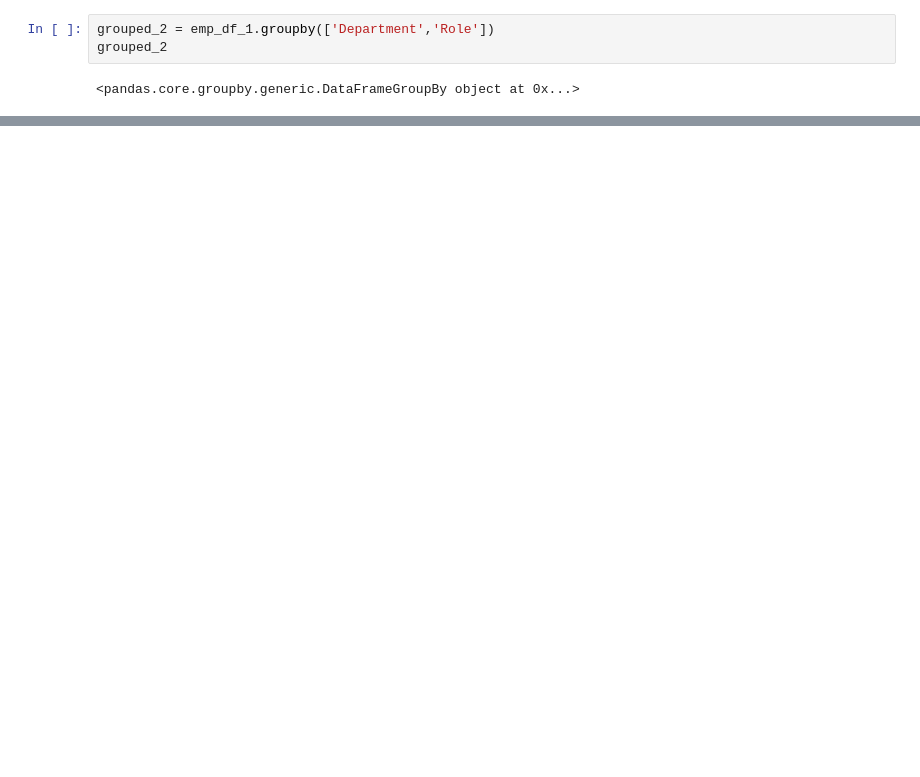
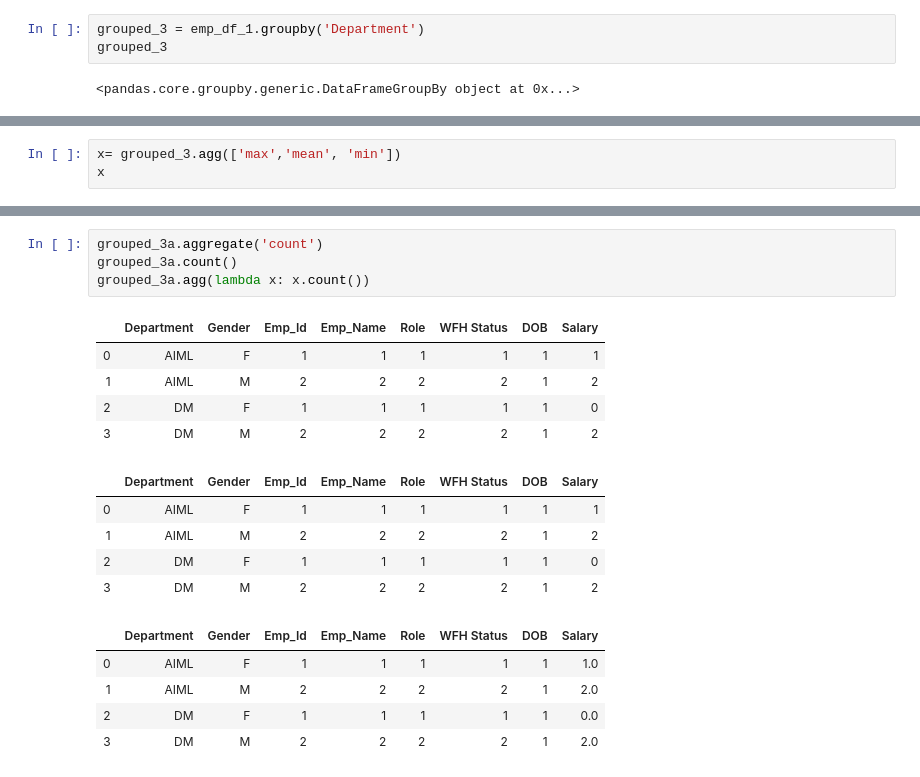
Before and after one commit to AbhishekKumar-0311/Machine-Learning-with-Python, a Jupyter notebook: Pandas/Learning_Pandas_Part_4.ipynb, the cells around one changed output, grey strips where cells are left out. Cells and saved outputs as stored; diff of their text form; blank space fills up the shorter version.

```diff
--- a/Pandas/Learning_Pandas_Part_4.ipynb
+++ b/Pandas/Learning_Pandas_Part_4.ipynb
@@ -192,5 +213,5 @@ grouped_1.filter(lambda x: sum(x['Salary']) >= 950000)
 # %%
-grouped_2 = emp_df_1.groupby(['Department','Role'])
-grouped_2
+grouped_3 = emp_df_1.groupby('Department')
+grouped_3
 # %% [output]
 <pandas.core.groupby.generic.DataFrameGroupBy object at 0x...>
@@ -196,0 +236,3 @@ grouped_2
+# %%
+x= grouped_3.agg(['max','mean', 'min'])
+x
@@ -196,0 +346,20 @@ grouped_2
+# %%
+grouped_3a.aggregate('count')
+grouped_3a.count()
+grouped_3a.agg(lambda x: x.count())
+# %% [output]
+|  | Department | Gender | Emp_Id | Emp_Name | Role | WFH Status | DOB | Salary |
+| 0 | AIML | F | 1 | 1 | 1 | 1 | 1 | 1 |
+| 1 | AIML | M | 2 | 2 | 2 | 2 | 1 | 2 |
+| 2 | DM | F | 1 | 1 | 1 | 1 | 1 | 0 |
+| 3 | DM | M | 2 | 2 | 2 | 2 | 1 | 2 |
+|  | Department | Gender | Emp_Id | Emp_Name | Role | WFH Status | DOB | Salary |
+| 0 | AIML | F | 1 | 1 | 1 | 1 | 1 | 1 |
+| 1 | AIML | M | 2 | 2 | 2 | 2 | 1 | 2 |
+| 2 | DM | F | 1 | 1 | 1 | 1 | 1 | 0 |
+| 3 | DM | M | 2 | 2 | 2 | 2 | 1 | 2 |
+|  | Department | Gender | Emp_Id | Emp_Name | Role | WFH Status | DOB | Salary |
+| 0 | AIML | F | 1 | 1 | 1 | 1 | 1 | 1.0 |
+| 1 | AIML | M | 2 | 2 | 2 | 2 | 1 | 2.0 |
+| 2 | DM | F | 1 | 1 | 1 | 1 | 1 | 0.0 |
+| 3 | DM | M | 2 | 2 | 2 | 2 | 1 | 2.0 |
```
Also changed, not shown: parts of 51 cells of this notebook.
